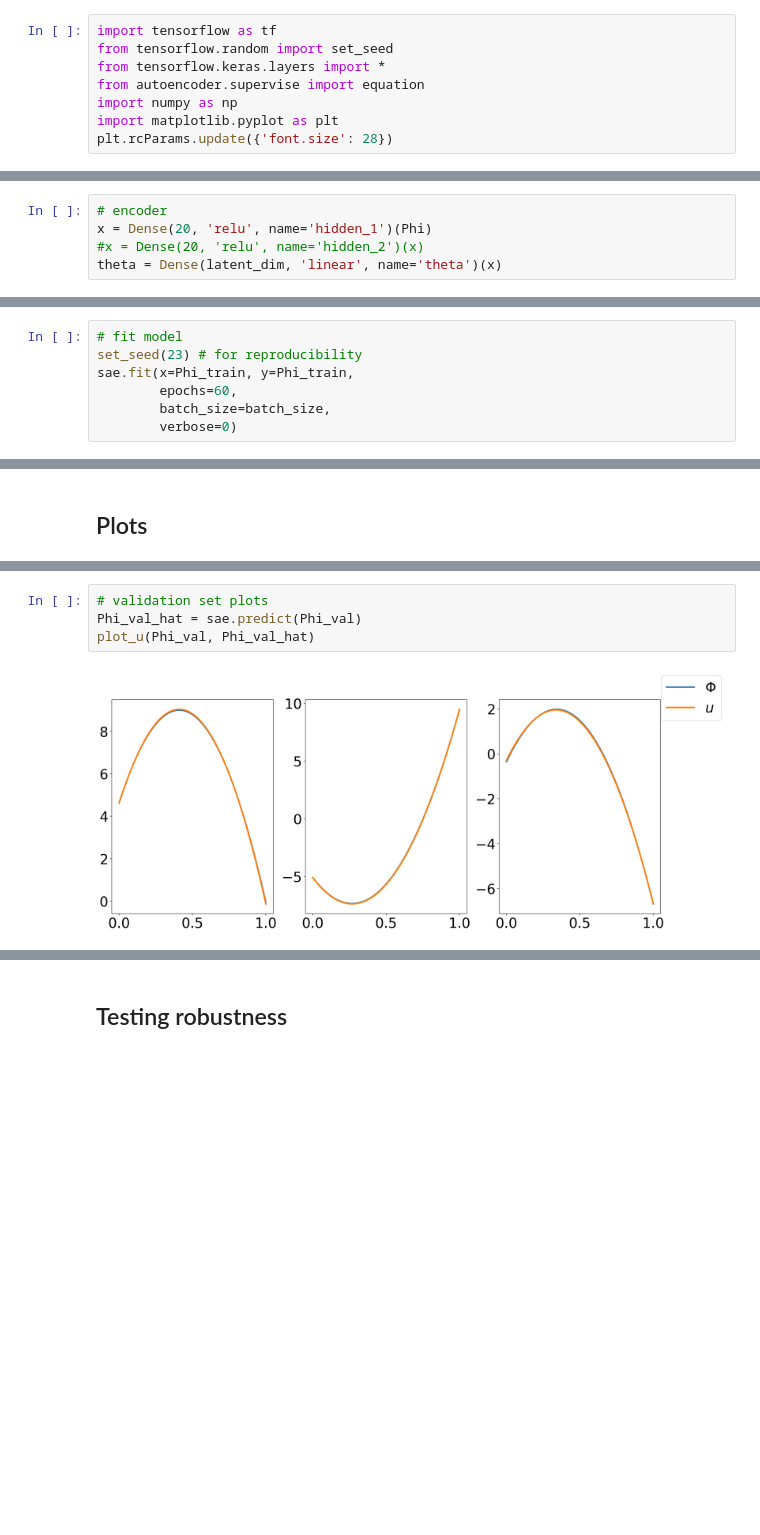
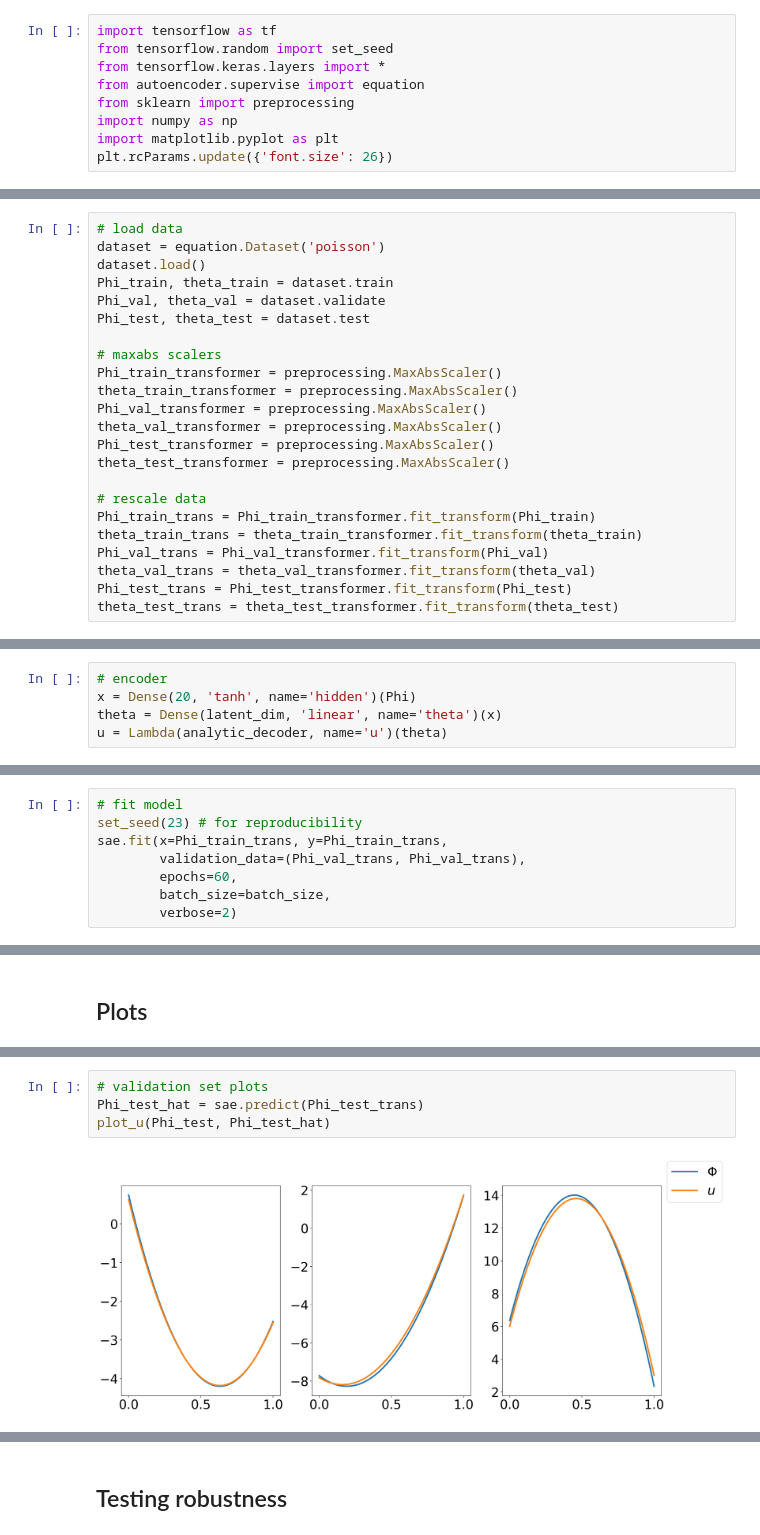
Before and after one commit to mattlukac/IPDESA, a Jupyter notebook: poisson_analytic_autoencoder.ipynb, the cells around one changed output, grey strips where cells are left out. Cells and saved outputs as stored; diff of their text form; blank space fills up the shorter version.

```diff
--- a/poisson_analytic_autoencoder.ipynb
+++ b/poisson_analytic_autoencoder.ipynb
@@ -3,9 +3,10 @@ import tensorflow as tf
 from tensorflow.random import set_seed
 from tensorflow.keras.layers import *
 from autoencoder.supervise import equation
+from sklearn import preprocessing
 import numpy as np
 import matplotlib.pyplot as plt
-plt.rcParams.update({'font.size': 28})
+plt.rcParams.update({'font.size': 26})
 # %% [markdown]
 ## Plotting functions
 # %%
@@ -64,2 +60,25 @@ Phi_val, theta_val = dataset.validate
+# %%
+# load data
+dataset = equation.Dataset('poisson')
+dataset.load()
+Phi_train, theta_train = dataset.train
+Phi_val, theta_val = dataset.validate
+Phi_test, theta_test = dataset.test
+
+# maxabs scalers
+Phi_train_transformer = preprocessing.MaxAbsScaler()
+theta_train_transformer = preprocessing.MaxAbsScaler()
+Phi_val_transformer = preprocessing.MaxAbsScaler()
+theta_val_transformer = preprocessing.MaxAbsScaler()
+Phi_test_transformer = preprocessing.MaxAbsScaler()
+theta_test_transformer = preprocessing.MaxAbsScaler()
+
+# rescale data
+Phi_train_trans = Phi_train_transformer.fit_transform(Phi_train)
+theta_train_trans = theta_train_transformer.fit_transform(theta_train)
+Phi_val_trans = Phi_val_transformer.fit_transform(Phi_val)
+theta_val_trans = theta_val_transformer.fit_transform(theta_val)
+Phi_test_trans = Phi_test_transformer.fit_transform(Phi_test)
+theta_test_trans = theta_test_transformer.fit_transform(theta_test)
 # %% [markdown]
 ## Build network
@@ -72,6 +110,6 @@ input_shape = (100,)
 Phi = Input(shape=input_shape)
 # %%
 # encoder
-x = Dense(20, 'relu', name='hidden_1')(Phi)
-#x = Dense(20, 'relu', name='hidden_2')(x)
+x = Dense(20, 'tanh', name='hidden')(Phi)
 theta = Dense(latent_dim, 'linear', name='theta')(x)
+u = Lambda(analytic_decoder, name='u')(theta)
@@ -123,8 +140,9 @@ _________________________________________________________________
 # %%
 # fit model
 set_seed(23) # for reproducibility
-sae.fit(x=Phi_train, y=Phi_train,
+sae.fit(x=Phi_train_trans, y=Phi_train_trans,
+        validation_data=(Phi_val_trans, Phi_val_trans),
         epochs=60,
         batch_size=batch_size,
-        verbose=0)
+        verbose=2)
 # %% [output]
@@ -144,6 +179,6 @@ theta_hat = get_theta(Phi_val).numpy()
 # %%
 # validation set plots
-Phi_val_hat = sae.predict(Phi_val)
-plot_u(Phi_val, Phi_val_hat)
+Phi_test_hat = sae.predict(Phi_test_trans)
+plot_u(Phi_test, Phi_test_hat)
 # %% [output]
-[figure, old version]
+[figure, new version]
```
Also changed, not shown: parts of 14 cells of this notebook, 4 other files.
